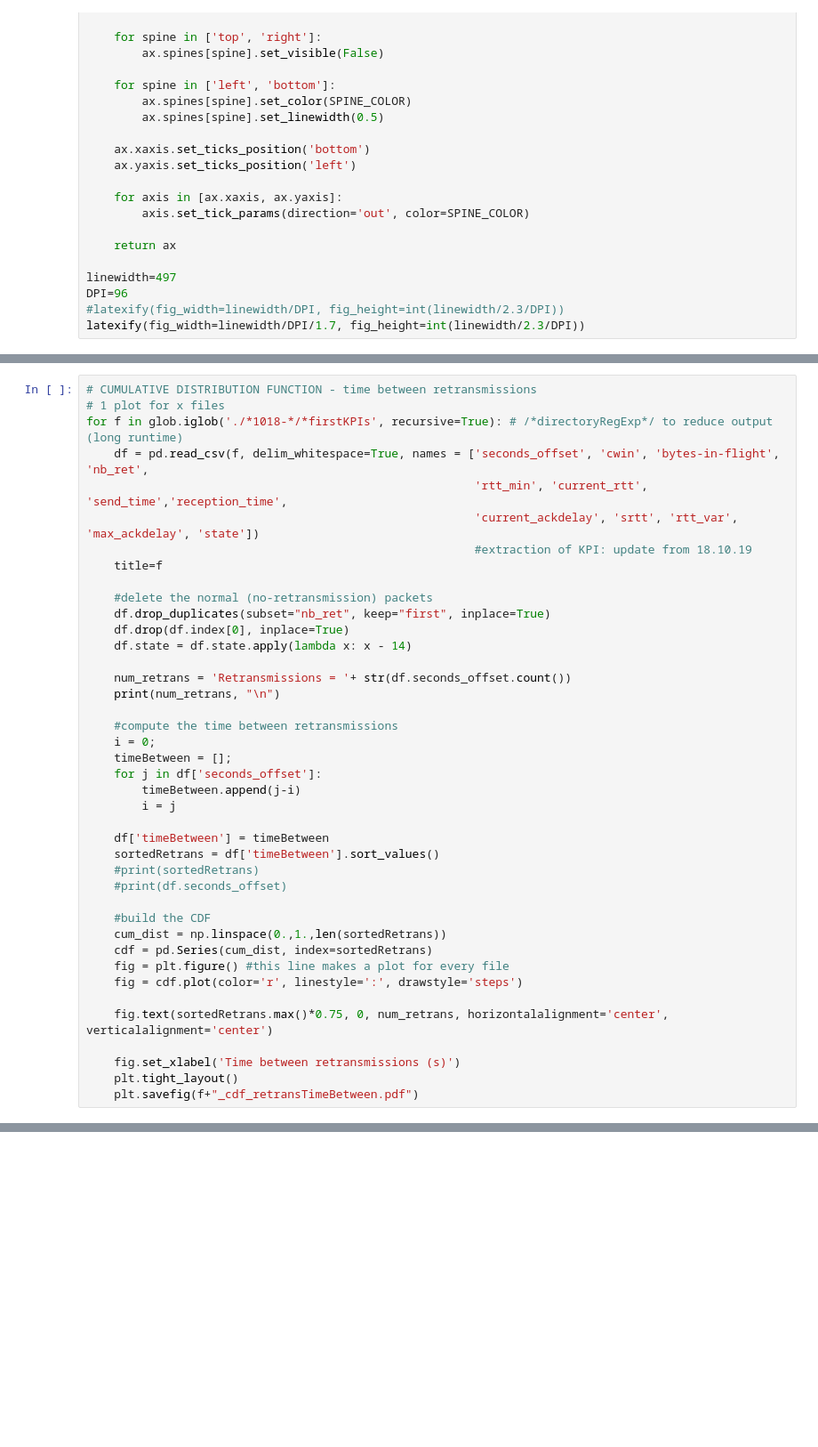
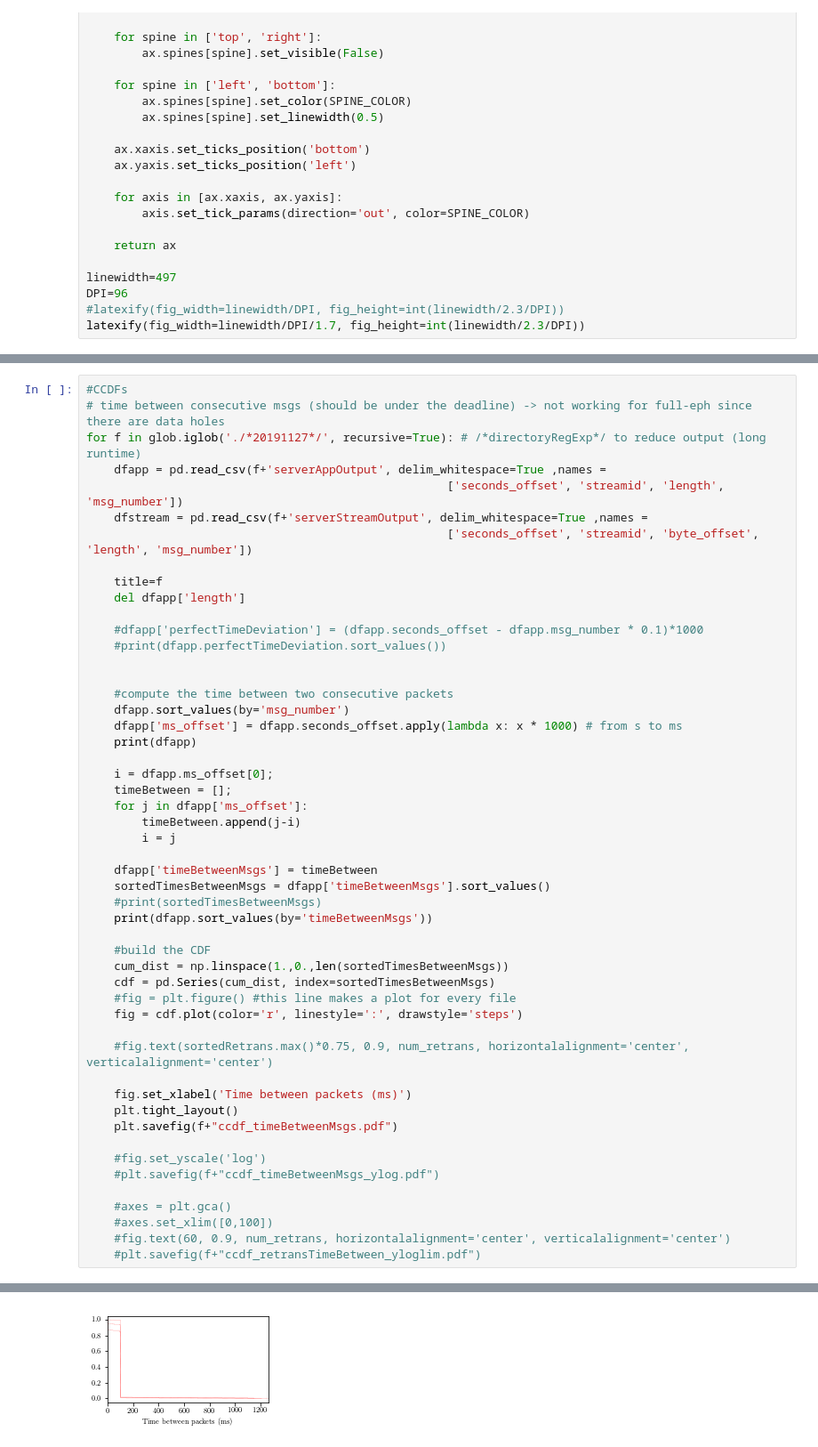
Before and after one commit to Timo2907/picoquic, a Jupyter notebook: experiments/wifi-experiments/results/eval_plot.ipynb, the cells around one changed output, grey strips where cells are left out. Shown at 89% size. Cells and saved outputs as stored; diff of their text form; blank space fills up the shorter version.

```diff
--- a/experiments/wifi-experiments/results/eval_plot.ipynb
+++ b/experiments/wifi-experiments/results/eval_plot.ipynb
@@ -329,41 +81,52 @@ for f in glob.iglob('./*1018-*/*firstKPIs', recursive=True): # /*directoryRegExp
 # %%
-# CUMULATIVE DISTRIBUTION FUNCTION - time between retransmissions
-# 1 plot for x files
-for f in glob.iglob('./*1018-*/*firstKPIs', recursive=True): # /*directoryRegExp*/ to reduce output (long runtime)
-    df = pd.read_csv(f, delim_whitespace=True, names = ['seconds_offset', 'cwin', 'bytes-in-flight', 'nb_ret',
-                                                        'rtt_min', 'current_rtt', 'send_time','reception_time',
-                                                        'current_ackdelay', 'srtt', 'rtt_var', 'max_ackdelay', 'state'])
-                                                        #extraction of KPI: update from 18.10.19
+#CCDFs
+# time between consecutive msgs (should be under the deadline) -> not working for full-eph since there are data holes
+for f in glob.iglob('./*20191127*/', recursive=True): # /*directoryRegExp*/ to reduce output (long runtime)
+    dfapp = pd.read_csv(f+'serverAppOutput', delim_whitespace=True ,names =
+                                                    ['seconds_offset', 'streamid', 'length', 'msg_number'])
+    dfstream = pd.read_csv(f+'serverStreamOutput', delim_whitespace=True ,names =
+                                                    ['seconds_offset', 'streamid', 'byte_offset', 'length', 'msg_number'])
+
     title=f
+    del dfapp['length']
 
-    #delete the normal (no-retransmission) packets
-    df.drop_duplicates(subset="nb_ret", keep="first", inplace=True)
-    df.drop(df.index[0], inplace=True)
-    df.state = df.state.apply(lambda x: x - 14)
+    #dfapp['perfectTimeDeviation'] = (dfapp.seconds_offset - dfapp.msg_number * 0.1)*1000
+    #print(dfapp.perfectTimeDeviation.sort_values())
 
-    num_retrans = 'Retransmissions = '+ str(df.seconds_offset.count())
-    print(num_retrans, "\n")
 
-    #compute the time between retransmissions
-    i = 0;
+    #compute the time between two consecutive packets
+    dfapp.sort_values(by='msg_number')
+    dfapp['ms_offset'] = dfapp.seconds_offset.apply(lambda x: x * 1000) # from s to ms
+    print(dfapp)
+
+    i = dfapp.ms_offset[0];
     timeBetween = [];
-    for j in df['seconds_offset']:
+    for j in dfapp['ms_offset']:
         timeBetween.append(j-i)
         i = j
 
-    df['timeBetween'] = timeBetween
-    sortedRetrans = df['timeBetween'].sort_values()
-    #print(sortedRetrans)
-    #print(df.seconds_offset)
+    dfapp['timeBetweenMsgs'] = timeBetween
+    sortedTimesBetweenMsgs = dfapp['timeBetweenMsgs'].sort_values()
+    #print(sortedTimesBetweenMsgs)
+    print(dfapp.sort_values(by='timeBetweenMsgs'))
 
     #build the CDF
-    cum_dist = np.linspace(0.,1.,len(sortedRetrans))
-    cdf = pd.Series(cum_dist, index=sortedRetrans)
-    fig = plt.figure() #this line makes a plot for every file
+    cum_dist = np.linspace(1.,0.,len(sortedTimesBetweenMsgs))
+    cdf = pd.Series(cum_dist, index=sortedTimesBetweenMsgs)
+    #fig = plt.figure() #this line makes a plot for every file
     fig = cdf.plot(color='r', linestyle=':', drawstyle='steps')
 
-    fig.text(sortedRetrans.max()*0.75, 0, num_retrans, horizontalalignment='center', verticalalignment='center')
+    #fig.text(sortedRetrans.max()*0.75, 0.9, num_retrans, horizontalalignment='center', verticalalignment='center')
 
-    fig.set_xlabel('Time between retransmissions (s)')
+    fig.set_xlabel('Time between packets (ms)')
     plt.tight_layout()
-    plt.savefig(f+"_cdf_retransTimeBetween.pdf")
+    plt.savefig(f+"ccdf_timeBetweenMsgs.pdf")
+
+    #fig.set_yscale('log')
+    #plt.savefig(f+"ccdf_timeBetweenMsgs_ylog.pdf")
+
+    #axes = plt.gca()
+    #axes.set_xlim([0,100])
+    #fig.text(60, 0.9, num_retrans, horizontalalignment='center', verticalalignment='center')
+    #plt.savefig(f+"ccdf_retransTimeBetween_yloglim.pdf")
+# %% [output]
@@ -370 +150,2 @@ for f in glob.iglob('./*1018-*/*firstKPIs', recursive=True): # /*directoryRegExp
+[figure, added]
 # %%
```
Also changed, not shown: parts of 13 cells of this notebook, 11 other files.
